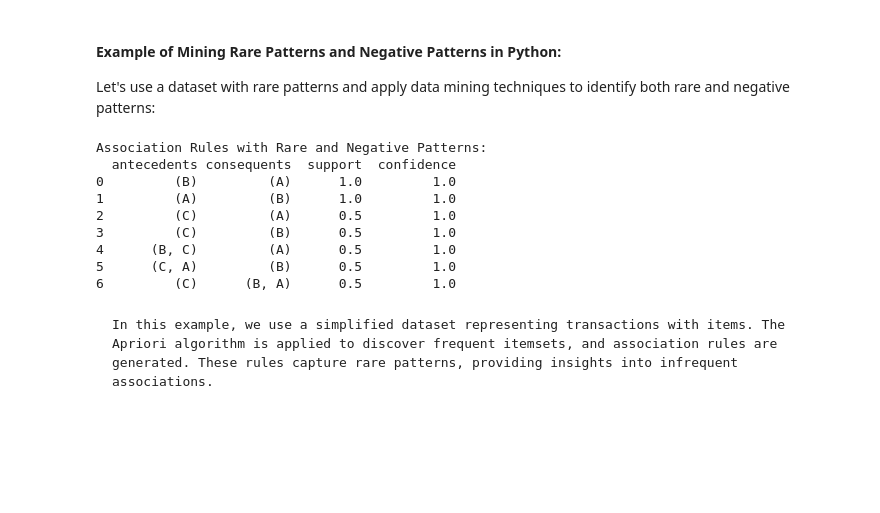
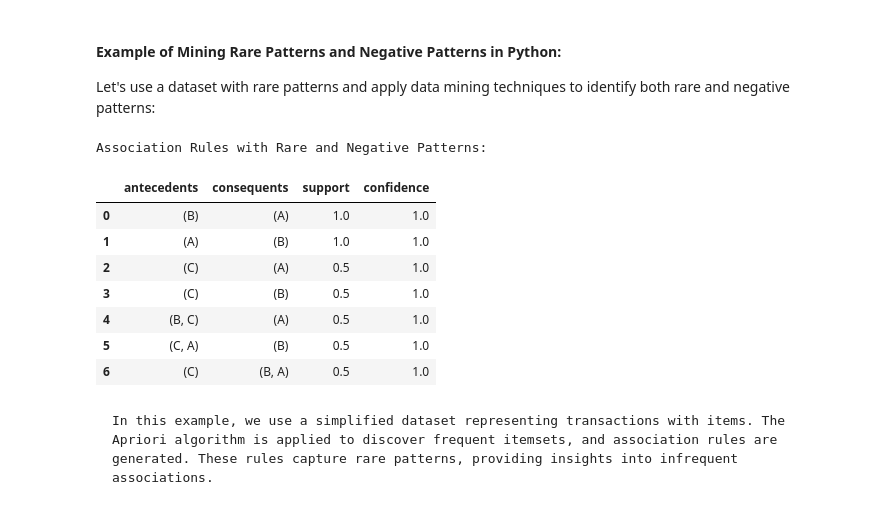
Before and after one commit to kcv-if/Modul-DM-RKA, a Jupyter notebook: Materi/5 - Sequential/5 - Sequential Pattern Analysis.ipynb, the cells around one changed output. Cells and saved outputs as stored; diff of their text form; code cells hidden in the pictures; blank space fills up the shorter version.

```diff
--- a/Materi/5 - Sequential/5 - Sequential Pattern Analysis.ipynb
+++ b/Materi/5 - Sequential/5 - Sequential Pattern Analysis.ipynb
@@ -286,37 +341,37 @@ Let's use a dataset with rare patterns and apply data mining techniques to ident
 # %%
 import pandas as pd
 from mlxtend.frequent_patterns import apriori, association_rules
 
 # Simulate a dataset with rare patterns
 data = {
     'TransactionID': [1, 1, 2, 2, 3, 3, 3, 4, 4, 4],
     'Item': ['A', 'B', 'A', 'B', 'A', 'B', 'C', 'A', 'B', 'C']
 }
 
 df = pd.DataFrame(data)
 
 # Perform one-hot encoding to prepare data for Apriori algorithm
 basket = pd.crosstab(index=df['TransactionID'], columns=df['Item']).applymap(lambda x: 1 if x > 0 else 0)
 
 # Apply Apriori algorithm to find frequent itemsets
 frequent_itemsets = apriori(basket, min_support=0.2, use_colnames=True)
 
 # Generate association rules
 rules = association_rules(frequent_itemsets, metric='confidence', min_threshold=0.7)
 
 # Display the rare and negative patterns
 print("Association Rules with Rare and Negative Patterns:")
-print(rules[['antecedents', 'consequents', 'support', 'confidence']])
+display(rules[['antecedents', 'consequents', 'support', 'confidence']])
 # %% [output]
 Association Rules with Rare and Negative Patterns:
-  antecedents consequents  support  confidence
-0         (B)         (A)      1.0         1.0
-1         (A)         (B)      1.0         1.0
-2         (C)         (A)      0.5         1.0
-3         (C)         (B)      0.5         1.0
-4      (B, C)         (A)      0.5         1.0
-5      (C, A)         (B)      0.5         1.0
-6         (C)      (B, A)      0.5         1.0
+|  | antecedents | consequents | support | confidence |
+| 0 | (B) | (A) | 1.0 | 1.0 |
+| 1 | (A) | (B) | 1.0 | 1.0 |
+| 2 | (C) | (A) | 0.5 | 1.0 |
+| 3 | (C) | (B) | 0.5 | 1.0 |
+| 4 | (B, C) | (A) | 0.5 | 1.0 |
+| 5 | (C, A) | (B) | 0.5 | 1.0 |
+| 6 | (C) | (B, A) | 0.5 | 1.0 |
 # %% [markdown]
     In this example, we use a simplified dataset representing transactions with items. The Apriori algorithm is applied to discover frequent itemsets, and association rules are generated. These rules capture rare patterns, providing insights into infrequent associations.
 # %% [markdown]
```
Also changed, not shown: parts of 4 cells of this notebook.
